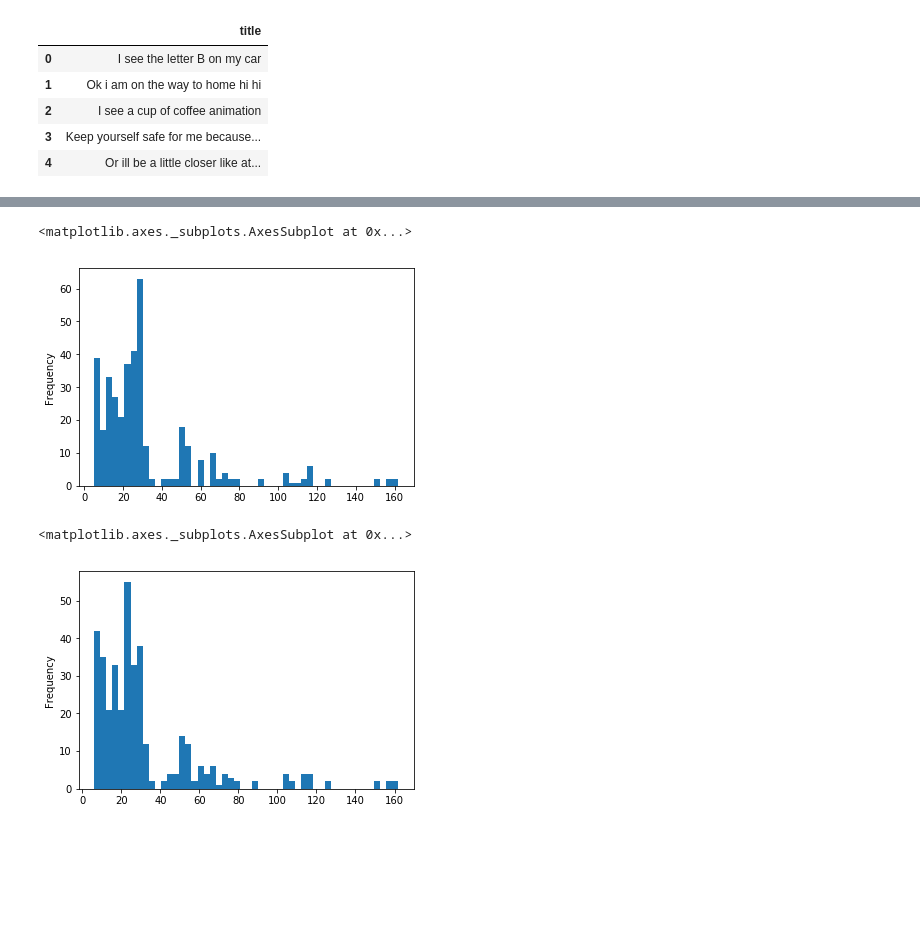
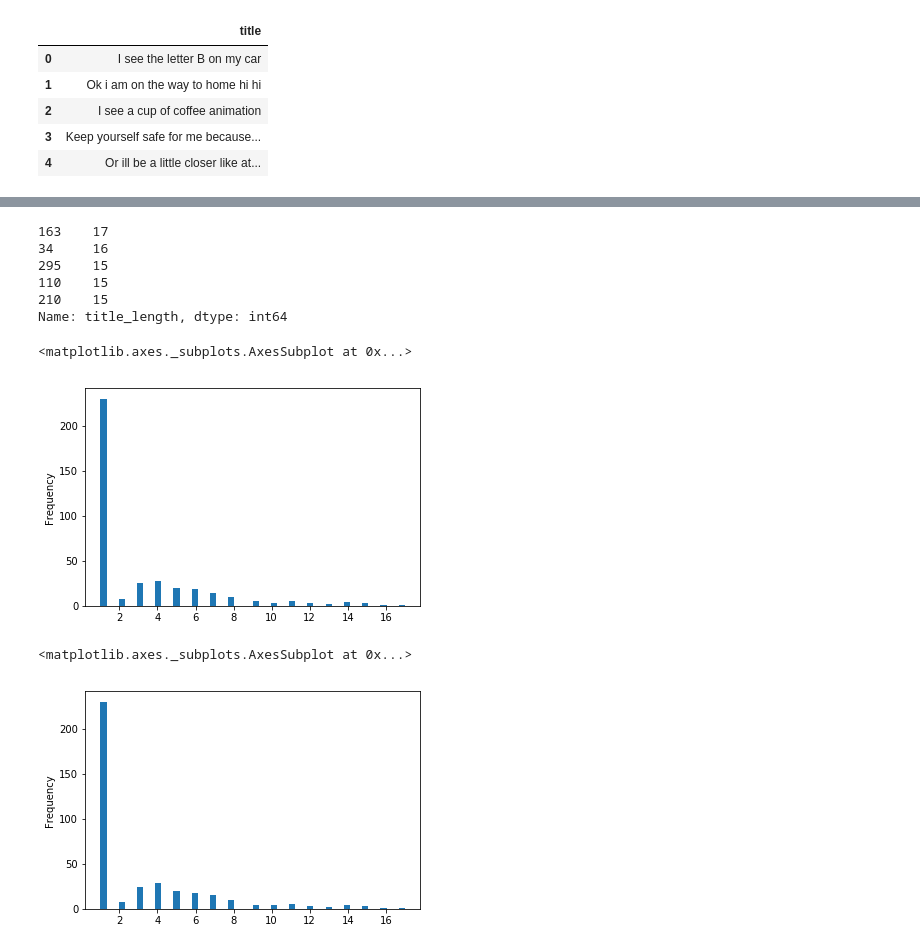
Before and after one commit to darrylbalderas/test-message-detector, a Jupyter notebook: test-message-detector.ipynb, the cells around one changed output, grey strips where cells are left out. Cells and saved outputs as stored; diff of their text form; code cells hidden in the pictures; blank space fills up the shorter version.

```diff
--- a/test-message-detector.ipynb
+++ b/test-message-detector.ipynb
@@ -163,10 +204,9 @@ def create_scenario_three(messages):
         df[column] = df[column].apply(lambda x: x.split()[0])
     return df
 # %%
-import string
 def create_random_chars():
     letters = string.ascii_letters
-    num_chars = random.randint(5, 30)
+    num_chars = random.randint(5, 12)
     return "".join([random.choice(string.ascii_letters) for _ in range(num_chars)])
 
 def create_scenario_four(messages):
@@ -232,9 +265,8 @@ test_messages.head()
 # %%
-
 indexes = remove_single_words(real_messages)
 no_single_messages = real_messages.drop(real_messages.index[indexes]).reset_index(drop=True)
 no_test_messages = create_default_scenario(no_single_messages)
-no_test_messages = shuffle_dataframe(no_test_messages, num_shuffles=30)
+no_test_messages = shuffle_dataframe(no_test_messages, num_shuffles=50)
 # %%
 no_test_messages['label'] = 0
 no_test_messages.head()
@@ -248,6 +280,6 @@ no_test_messages.head()
 # %%
 # concatenate dataframes test and not test messages
-for x in range(30):
+for x in range(50):
     df = pd.concat([test_messages, no_test_messages]).sample(frac=1).reset_index(drop=True)
 # %%
 df.head()
@@ -261 +293,6 @@ df.head()
+# %%
+demonstrate_df = pd.DataFrame(df)
+demonstrate_df['title_length'] = demonstrate_df['title'].apply(lambda x: len(x.split()))
+demonstrate_df['subtitle_length'] = demonstrate_df['subtitle'].apply(lambda x: len(x.split()))
+demonstrate_df['message_length'] = demonstrate_df['message'].apply(lambda x: len(x.split()))
 # %%
@@ -273,11 +307,20 @@ df['message_length'] = df['message'].apply(len)
+# %%
+demonstrate_df['title_length'].sort_values(ascending=False)[:5]
+# %% [output]
+163    17
+34     16
+295    15
+110    15
+210    15
+Name: title_length, dtype: int64
 # %%
-df['title_length'].plot(bins=50,kind='hist')
+demonstrate_df['title_length'].plot(bins=50,kind='hist')
 # %% [output]
 <matplotlib.axes._subplots.AxesSubplot at 0x...>
-[figure, old version]
+[figure, new version]
 # %%
-df['subtitle_length'].plot(bins=50,kind='hist')
+demonstrate_df['subtitle_length'].plot(bins=50,kind='hist')
 # %% [output]
 <matplotlib.axes._subplots.AxesSubplot at 0x...>
-[figure, old version]
+[figure, new version]
 # %%
```
Also changed, not shown: parts of 32 cells of this notebook.
